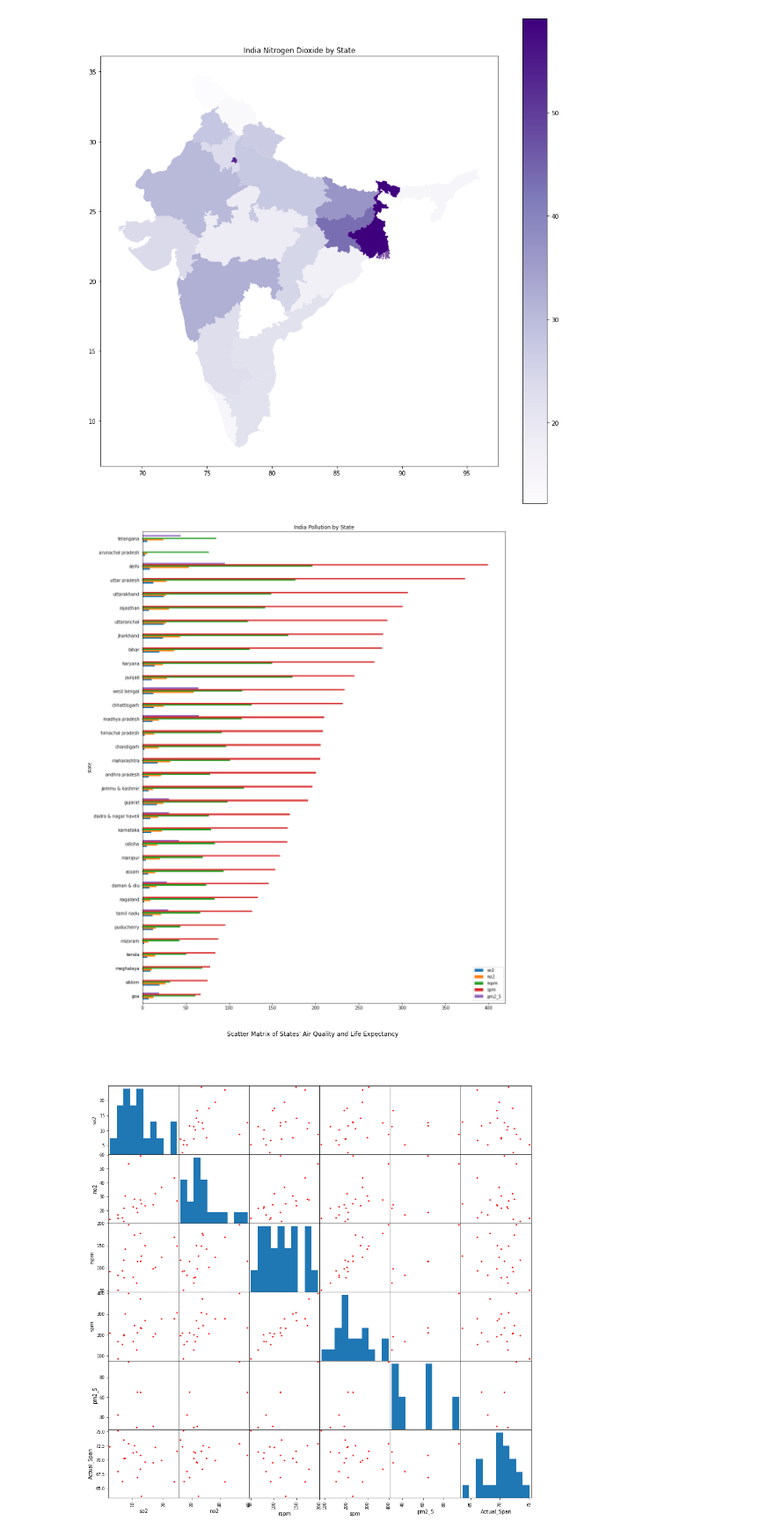
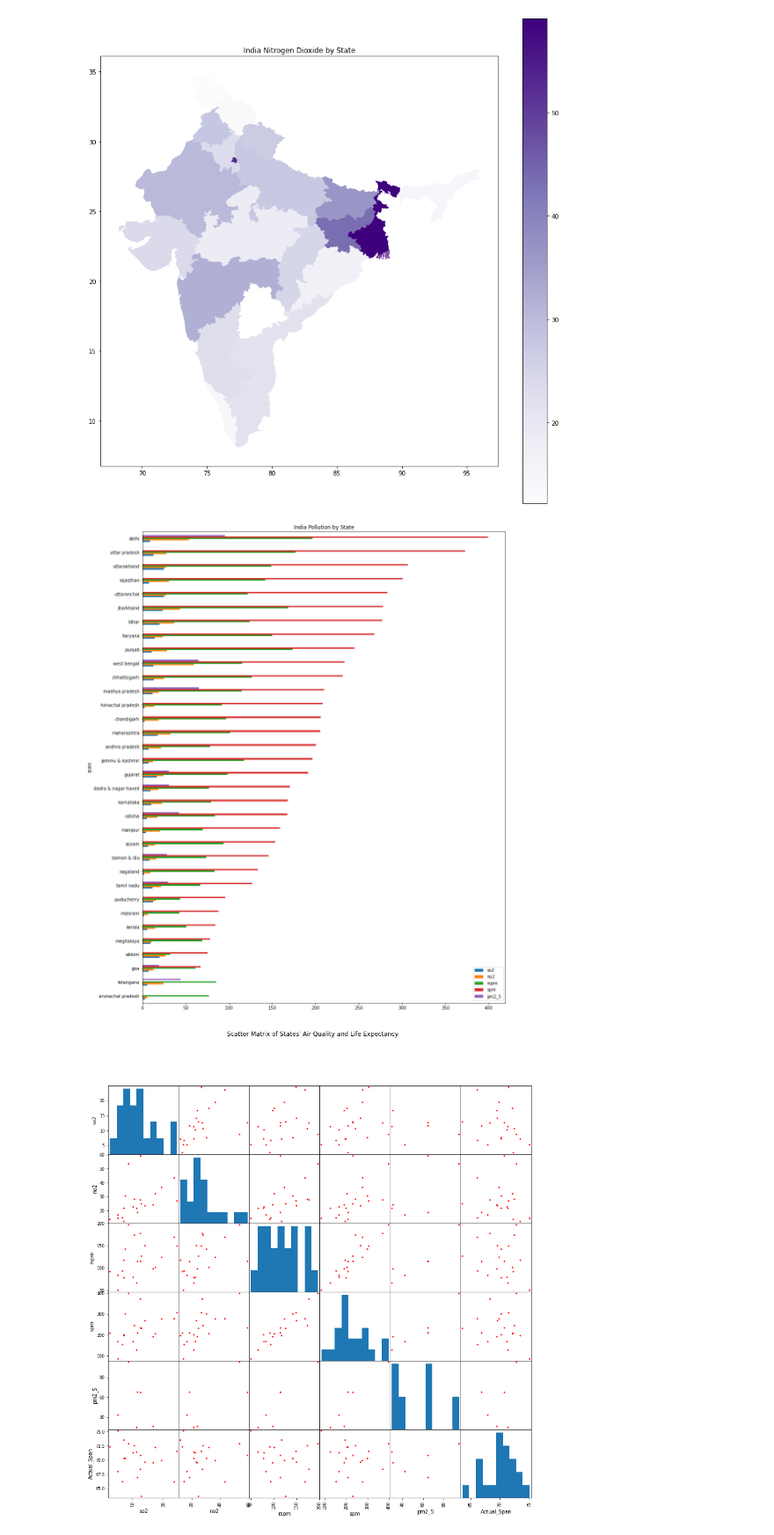
Before and after one commit to hanzhi227/Capstone1, a Jupyter notebook: IndiaAirVSLife.ipynb, the cells around one changed output. Shown at 88% size. Saved outputs shown, nothing was run; the diff lists cells and outputs as text; code cells hidden in the pictures.

Commit message:
updated images

```diff
--- a/IndiaAirVSLife.ipynb
+++ b/IndiaAirVSLife.ipynb
@@ -192,11 +183,11 @@ plt.savefig('images/no2_map')
 # %% [output]
 [figure]
 # %%
-air_avg.sort_values('spm').plot(kind = 'barh', figsize = (15,20))
+air_avg.sort_values('spm',na_position='first').plot(kind = 'barh', figsize = (15,20))
 plt.title('India Pollution by State')
 plt.savefig('images/state_air_pollution')
 # %% [output]
-[figure, old version]
+[figure, new version]
 # %%
 life_air_avg = air_avg.merge(life[['State','Actual_Span']], left_on = 'state', right_on = 'State')
 # %%
```
Also changed, not shown: parts of 15 cells of this notebook, 5 other files.
